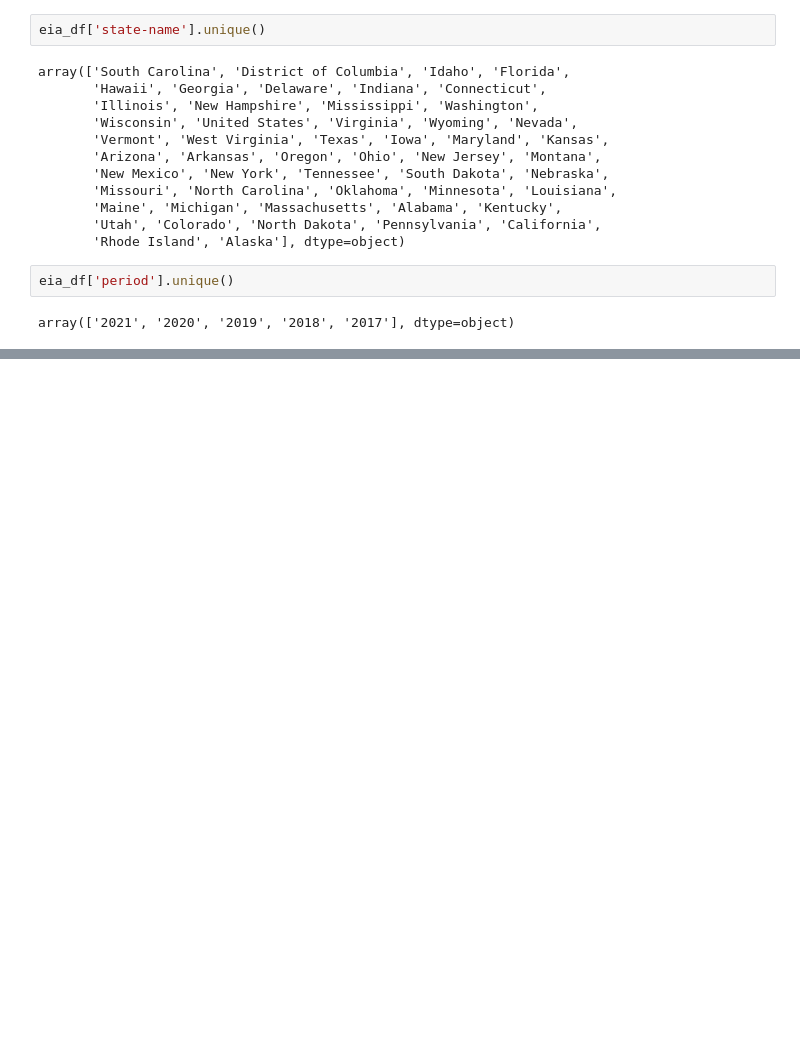
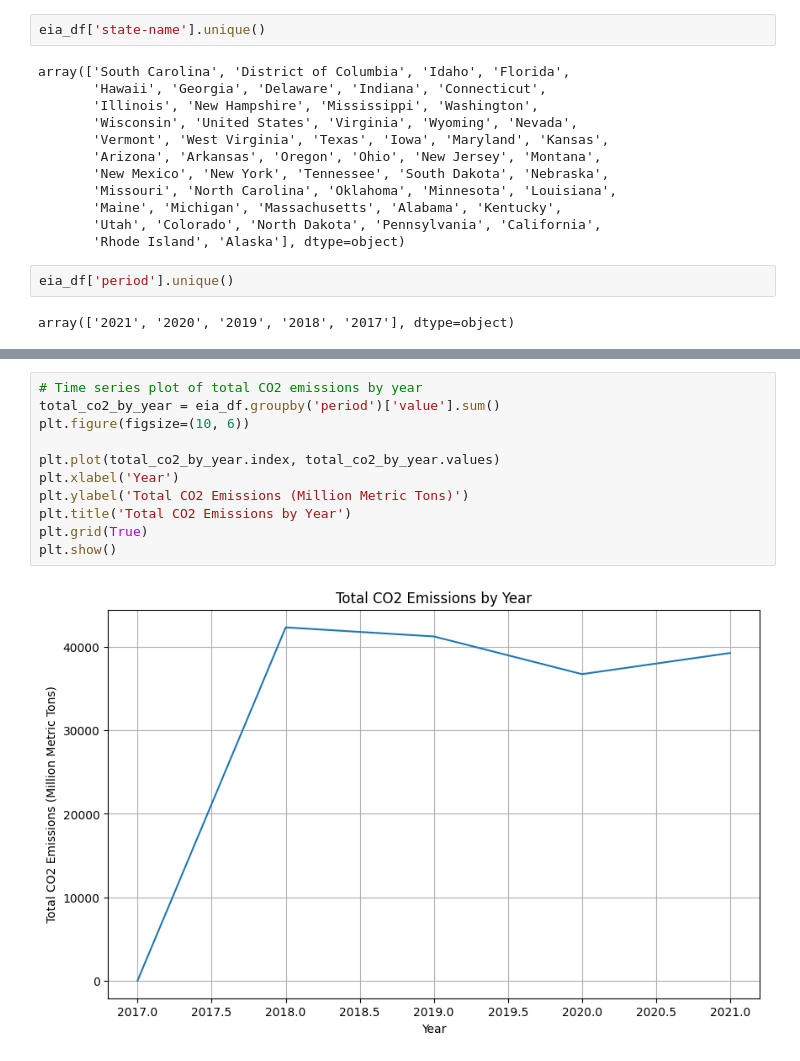
Before and after one commit to natalieassaad/labs, a Jupyter notebook: 01_api_calls/assignment_notebook.ipynb, the cells around one changed output, grey strips where cells are left out. Cells and saved outputs as stored; diff of their text form; blank space fills up the shorter version.

```diff
--- a/01_api_calls/assignment_notebook.ipynb
+++ b/01_api_calls/assignment_notebook.ipynb
@@ -412,3 +429,16 @@ plt.tight_layout()
 plt.show()
 # %% [output]
 [figure]
+# %%
+# Time series plot of total CO2 emissions by year
+total_co2_by_year = eia_df.groupby('period')['value'].sum()
+plt.figure(figsize=(10, 6))
+
+plt.plot(total_co2_by_year.index, total_co2_by_year.values)
+plt.xlabel('Year')
+plt.ylabel('Total CO2 Emissions (Million Metric Tons)')
+plt.title('Total CO2 Emissions by Year')
+plt.grid(True)
+plt.show()
+# %% [output]
+[figure, added]
```
Also changed, not shown: parts of 4 cells of this notebook.
